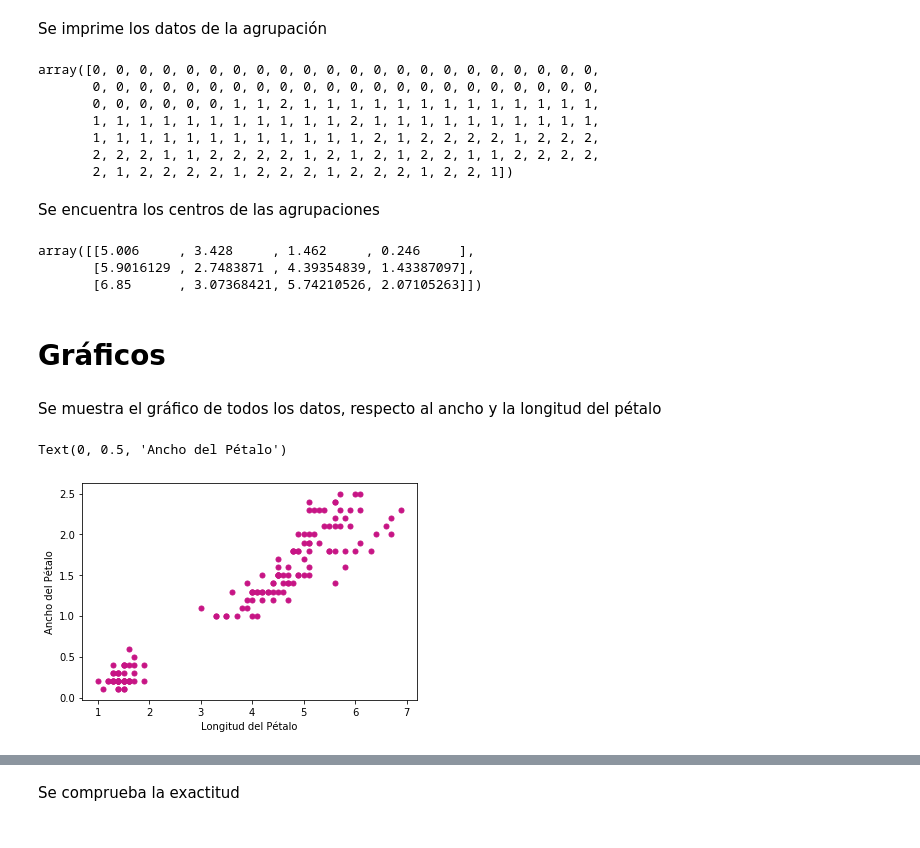
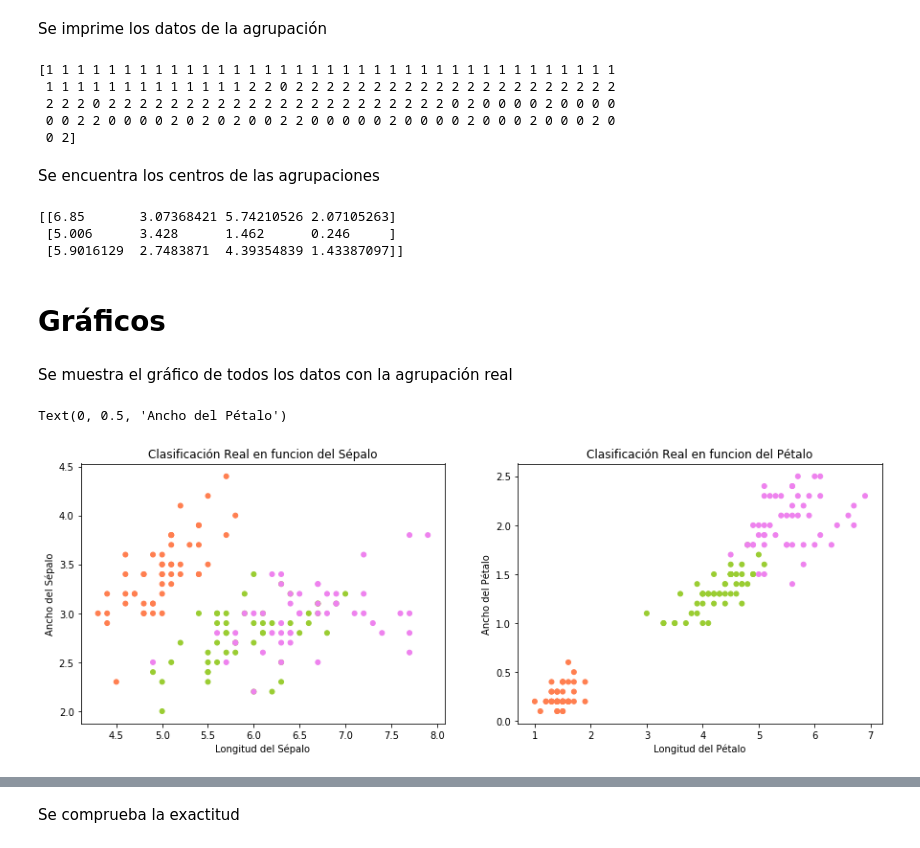
Before and after one commit to DaniMendoza/CTE0156-holamundo, a Jupyter notebook: Algoritmo k-means/KMeans.ipynb, the cells around one changed output, grey strips where cells are left out. Cells and saved outputs as stored; diff of their text form; code cells hidden in the pictures.

```diff
--- a/Algoritmo k-means/KMeans.ipynb
+++ b/Algoritmo k-means/KMeans.ipynb
@@ -116,32 +101,40 @@ KMeans(algorithm='auto', copy_x=True, init='k-means++', max_iter=300,
 # %% [markdown]
 Se imprime los datos de la agrupación
-# %%
-agrupacion.labels_
-# %% [output]
-array([0, 0, 0, 0, 0, 0, 0, 0, 0, 0, 0, 0, 0, 0, 0, 0, 0, 0, 0, 0, 0, 0,
-       0, 0, 0, 0, 0, 0, 0, 0, 0, 0, 0, 0, 0, 0, 0, 0, 0, 0, 0, 0, 0, 0,
-       0, 0, 0, 0, 0, 0, 1, 1, 2, 1, 1, 1, 1, 1, 1, 1, 1, 1, 1, 1, 1, 1,
-       1, 1, 1, 1, 1, 1, 1, 1, 1, 1, 1, 2, 1, 1, 1, 1, 1, 1, 1, 1, 1, 1,
-       1, 1, 1, 1, 1, 1, 1, 1, 1, 1, 1, 1, 2, 1, 2, 2, 2, 2, 1, 2, 2, 2,
-       2, 2, 2, 1, 1, 2, 2, 2, 2, 1, 2, 1, 2, 1, 2, 2, 1, 1, 2, 2, 2, 2,
-       2, 1, 2, 2, 2, 2, 1, 2, 2, 2, 1, 2, 2, 2, 1, 2, 2, 1])
+# %%
+print(agrupacion.labels_)
+# %% [output]
+[1 1 1 1 1 1 1 1 1 1 1 1 1 1 1 1 1 1 1 1 1 1 1 1 1 1 1 1 1 1 1 1 1 1 1 1 1
+ 1 1 1 1 1 1 1 1 1 1 1 1 1 2 2 0 2 2 2 2 2 2 2 2 2 2 2 2 2 2 2 2 2 2 2 2 2
+ 2 2 2 0 2 2 2 2 2 2 2 2 2 2 2 2 2 2 2 2 2 2 2 2 2 2 0 2 0 0 0 0 2 0 0 0 0
+ 0 0 2 2 0 0 0 0 2 0 2 0 2 0 0 2 2 0 0 0 0 0 2 0 0 0 0 2 0 0 0 2 0 0 0 2 0
+ 0 2]
 # %% [markdown]
 Se encuentra los centros de las agrupaciones
-# %%
-agrupacion.cluster_centers_
-# %% [output]
-array([[5.006     , 3.428     , 1.462     , 0.246     ],
-       [5.9016129 , 2.7483871 , 4.39354839, 1.43387097],
-       [6.85      , 3.07368421, 5.74210526, 2.07105263]])
+# %%
+c = agrupacion.cluster_centers_
+print(c)
+# %% [output]
+[[6.85       3.07368421 5.74210526 2.07105263]
+ [5.006      3.428      1.462      0.246     ]
+ [5.9016129  2.7483871  4.39354839 1.43387097]]
 # %% [markdown]
 # Gráficos
 # %% [markdown]
-Se muestra el gráfico de todos los datos, respecto al ancho y la longitud del pétalo
+Se muestra el gráfico de todos los datos con la agrupación real
-# %%
-plt.scatter(dkm.Longitud_Pétalo, dkm.Ancho_Pétalo, c='mediumvioletred',s=25)
-plt.xlabel('Longitud del Pétalo')
-plt.ylabel('Ancho del Pétalo')
-# %% [output]
-Text(0, 0.5, 'Ancho del Pétalo')
-[figure, removed]
+# %%
+color = np.array(['coral','yellowgreen','violet'])
+plt.figure(figsize=(15,5))
+plt.subplot(1,2,1)
+plt.scatter(dkm.Longitud_Sépalo, dkm.Ancho_Sépalo, c=color[d.et_real],s=25)
+plt.title('Clasificación Real en funcion del Sépalo')
+plt.xlabel('Longitud del Sépalo')
+plt.ylabel('Ancho del Sépalo')
+plt.subplot(1,2,2)
+plt.scatter(dkm.Longitud_Pétalo, dkm.Ancho_Pétalo, c=color[d.et_real],s=25)
+plt.title('Clasificación Real en funcion del Pétalo')
+plt.xlabel('Longitud del Pétalo')
+plt.ylabel('Ancho del Pétalo')
+# %% [output]
+Text(0, 0.5, 'Ancho del Pétalo')
+[figure, added]
 # %% [markdown]
```
Also changed, not shown: parts of 22 cells of this notebook.
